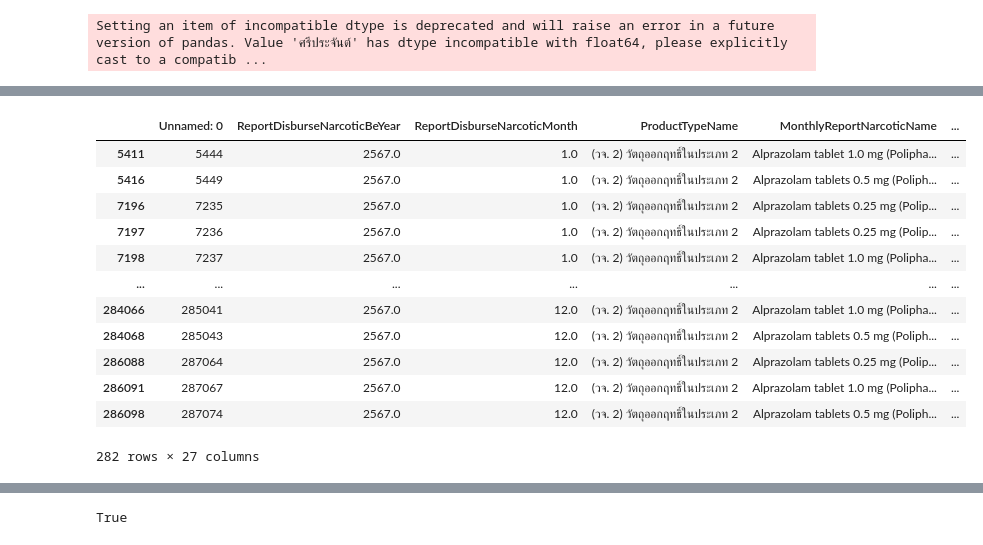
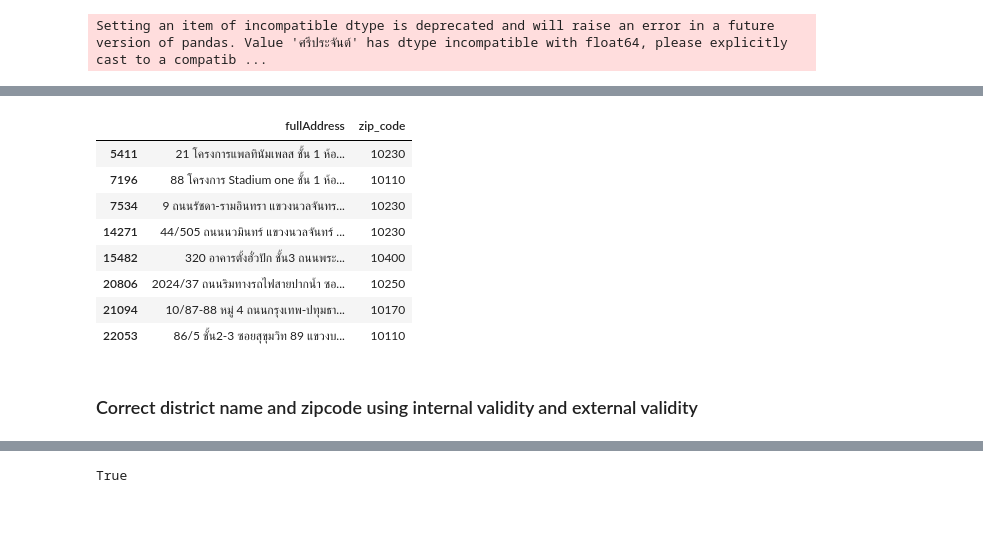
Before and after one commit to konrawit13/nct_distr, a Jupyter notebook: dist-report_v5.ipynb, the cells around one changed output, grey strips where cells are left out. Saved outputs shown, nothing was run; the diff lists cells and outputs as text; code cells hidden in the pictures; blank space fills up the shorter version.

```diff
--- a/dist-report_v5.ipynb
+++ b/dist-report_v5.ipynb
@@ -509,16 +544,14 @@ Setting an item of incompatible dtype is deprecated and will raise an error in a
 # %%
-wran_district2.loc[wran_district2['district_name'].isna()]
+wran_district2.loc[wran_district2['district_name'].isna()][['fullAddress','zip_code']].drop_duplicates()
 # %% [output]
-|  | Unnamed: 0 | ReportDisburseNarcoticBeYear | ReportDisburseNarcoticMonth | ProductTypeName | MonthlyReportNarcoticName | ... |
-| 5411 | 5444 | 2567.0 | 1.0 | (วจ. 2) วัตถุออกฤทธิ์ในประเภท 2 | Alprazolam tablet 1.0 mg (Polipha... | ... |
-| 5416 | 5449 | 2567.0 | 1.0 | (วจ. 2) วัตถุออกฤทธิ์ในประเภท 2 | Alprazolam tablets 0.5 mg (Poliph... | ... |
-| 7196 | 7235 | 2567.0 | 1.0 | (วจ. 2) วัตถุออกฤทธิ์ในประเภท 2 | Alprazolam tablets 0.25 mg (Polip... | ... |
-| 7197 | 7236 | 2567.0 | 1.0 | (วจ. 2) วัตถุออกฤทธิ์ในประเภท 2 | Alprazolam tablets 0.25 mg (Polip... | ... |
-| 7198 | 7237 | 2567.0 | 1.0 | (วจ. 2) วัตถุออกฤทธิ์ในประเภท 2 | Alprazolam tablet 1.0 mg (Polipha... | ... |
-| ... | ... | ... | ... | ... | ... | ... |
-| 284066 | 285041 | 2567.0 | 12.0 | (วจ. 2) วัตถุออกฤทธิ์ในประเภท 2 | Alprazolam tablet 1.0 mg (Polipha... | ... |
-| 284068 | 285043 | 2567.0 | 12.0 | (วจ. 2) วัตถุออกฤทธิ์ในประเภท 2 | Alprazolam tablets 0.5 mg (Poliph... | ... |
-| 286088 | 287064 | 2567.0 | 12.0 | (วจ. 2) วัตถุออกฤทธิ์ในประเภท 2 | Alprazolam tablets 0.25 mg (Polip... | ... |
-| 286091 | 287067 | 2567.0 | 12.0 | (วจ. 2) วัตถุออกฤทธิ์ในประเภท 2 | Alprazolam tablet 1.0 mg (Polipha... | ... |
-| 286098 | 287074 | 2567.0 | 12.0 | (วจ. 2) วัตถุออกฤทธิ์ในประเภท 2 | Alprazolam tablets 0.5 mg (Poliph... | ... |
+|  | fullAddress | zip_code |
+| 5411 | 21 โครงการแพลทินัมเพลส ชั้น 1 ห้อ... | 10230 |
+| 7196 | 88 โครงการ Stadium one ชั้น 1 ห้อ... | 10110 |
+| 7534 | 9 ถนนรัชดา-รามอินทรา แขวงนวลจันทร... | 10230 |
+| 14271 | 44/505 ถนนนวมินทร์ แขวงนวลจันทร์ ... | 10230 |
+| 15482 | 320 อาคารตั้งฮั่วปัก ชั้น3 ถนนพระ... | 10400 |
+| 20806 | 2024/37 ถนนริมทางรถไฟสายปากน้ำ ซอ... | 10250 |
+| 21094 | 10/87-88 หมู่ 4 ถนนกรุงเทพ-ปทุมธา... | 10170 |
+| 22053 | 86/5 ชั้น2-3 ซอยสุขุมวิท 89 แขวงบ... | 10110 |
-282 rows × 27 columns
+# %% [markdown]
+<h3> Correct district name and zipcode using internal validity and external validity</h3>
```
Also changed, not shown: parts of 74 cells of this notebook.
